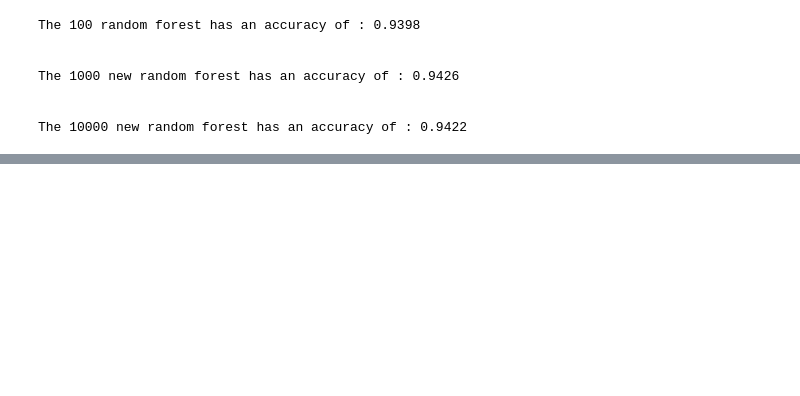
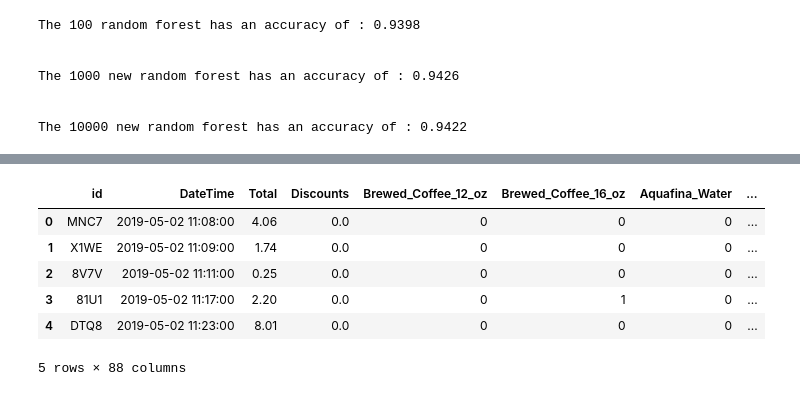
Before and after one commit to jungminnking/econ8310-assignment2, a Jupyter notebook: assignment2.ipynb, the cells around one changed output, grey strips where cells are left out. Cells and saved outputs as stored; diff of their text form; code cells hidden in the pictures; blank space fills up the shorter version.

Commit message:
test1

```diff
--- a/assignment2.ipynb
+++ b/assignment2.ipynb
@@ -92,0 +200,25 @@ The 10000 new random forest has an accuracy of : 0.9422
+# %%
+train = pd.read_csv("https://github.com/dustywhite7/Econ8310/raw/refs/heads/master/AssignmentData/assignment3.csv")
+test = pd.read_csv("https://github.com/dustywhite7/Econ8310/raw/refs/heads/master/AssignmentData/assignment3test.csv")
+
+train['DateTime'] = pd.to_datetime(train['DateTime'])
+train['year'] = train['DateTime'].dt.year
+train['month'] = train['DateTime'].dt.month
+train['day'] = train['DateTime'].dt.weekday
+train['hour'] = train['DateTime'].dt.hour
+train.head()
+
+test['DateTime'] = pd.to_datetime(test['DateTime'])
+test['year'] = test['DateTime'].dt.year
+test['month'] = test['DateTime'].dt.month
+test['day'] = test['DateTime'].dt.weekday
+test['hour'] = test['DateTime'].dt.hour
+test.head()
+# %% [output]
+|  | id | DateTime | Total | Discounts | Brewed_Coffee_12_oz | Brewed_Coffee_16_oz | Aquafina_Water | ... |
+| 0 | MNC7 | 2019-05-02 11:08:00 | 4.06 | 0.0 | 0 | 0 | 0 | ... |
+| 1 | X1WE | 2019-05-02 11:09:00 | 1.74 | 0.0 | 0 | 0 | 0 | ... |
+| 2 | 8V7V | 2019-05-02 11:11:00 | 0.25 | 0.0 | 0 | 0 | 0 | ... |
+| 3 | 81U1 | 2019-05-02 11:17:00 | 2.20 | 0.0 | 0 | 1 | 0 | ... |
+| 4 | DTQ8 | 2019-05-02 11:23:00 | 8.01 | 0.0 | 0 | 0 | 0 | ... |
+5 rows × 88 columns
```
Also changed, not shown: parts of 9 cells of this notebook, 1 other file.
